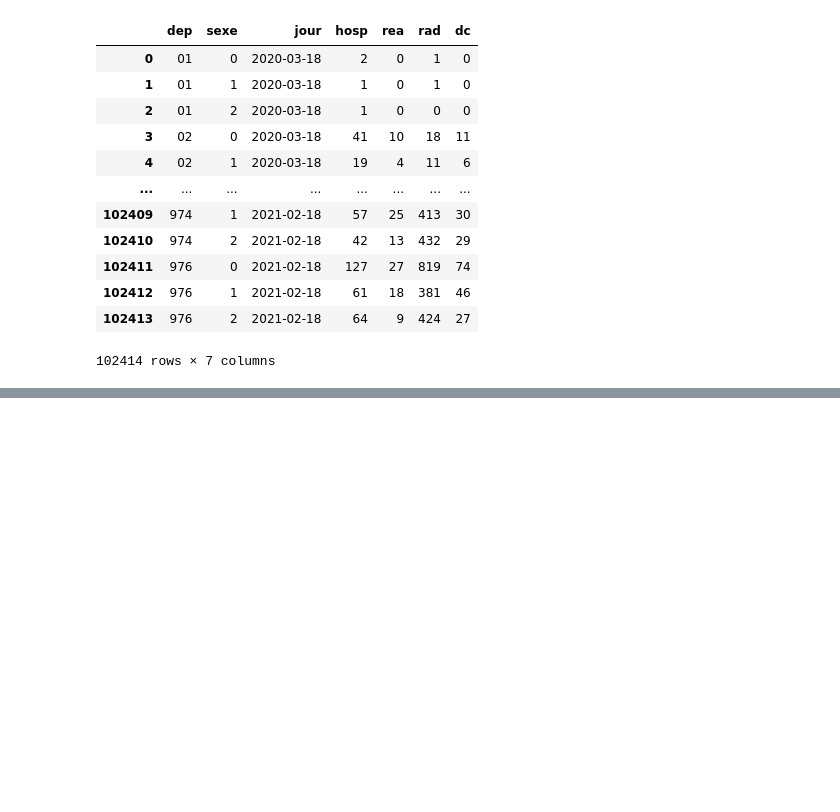
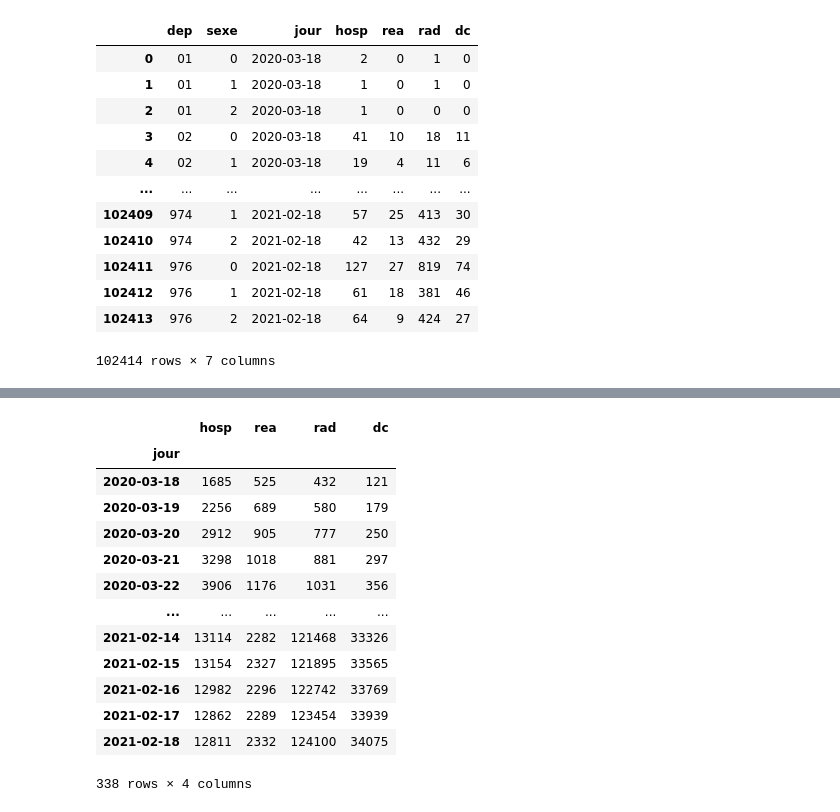
Before and after one commit to aromdhane/Dashboard, a Jupyter notebook: analyse_covid.ipynb, the cells around one changed output, grey strips where cells are left out. Cells and saved outputs as stored; diff of their text form; code cells hidden in the pictures; blank space fills up the shorter version.

```diff
--- a/analyse_covid.ipynb
+++ b/analyse_covid.ipynb
@@ -75,0 +94,18 @@ df_covid
+# %%
+df_h = df_covid.query("sexe==1")
+df_h[['hosp','rea','rad','dc']].groupby(df_covid['jour']).sum()
+# %% [output]
+|  | hosp | rea | rad | dc |
+| jour |  |  |  |  |
+| 2020-03-18 | 1685 | 525 | 432 | 121 |
+| 2020-03-19 | 2256 | 689 | 580 | 179 |
+| 2020-03-20 | 2912 | 905 | 777 | 250 |
+| 2020-03-21 | 3298 | 1018 | 881 | 297 |
+| 2020-03-22 | 3906 | 1176 | 1031 | 356 |
+| ... | ... | ... | ... | ... |
+| 2021-02-14 | 13114 | 2282 | 121468 | 33326 |
+| 2021-02-15 | 13154 | 2327 | 121895 | 33565 |
+| 2021-02-16 | 12982 | 2296 | 122742 | 33769 |
+| 2021-02-17 | 12862 | 2289 | 123454 | 33939 |
+| 2021-02-18 | 12811 | 2332 | 124100 | 34075 |
+338 rows × 4 columns
```
Also changed, not shown: parts of 2 cells of this notebook, 2 other files.
